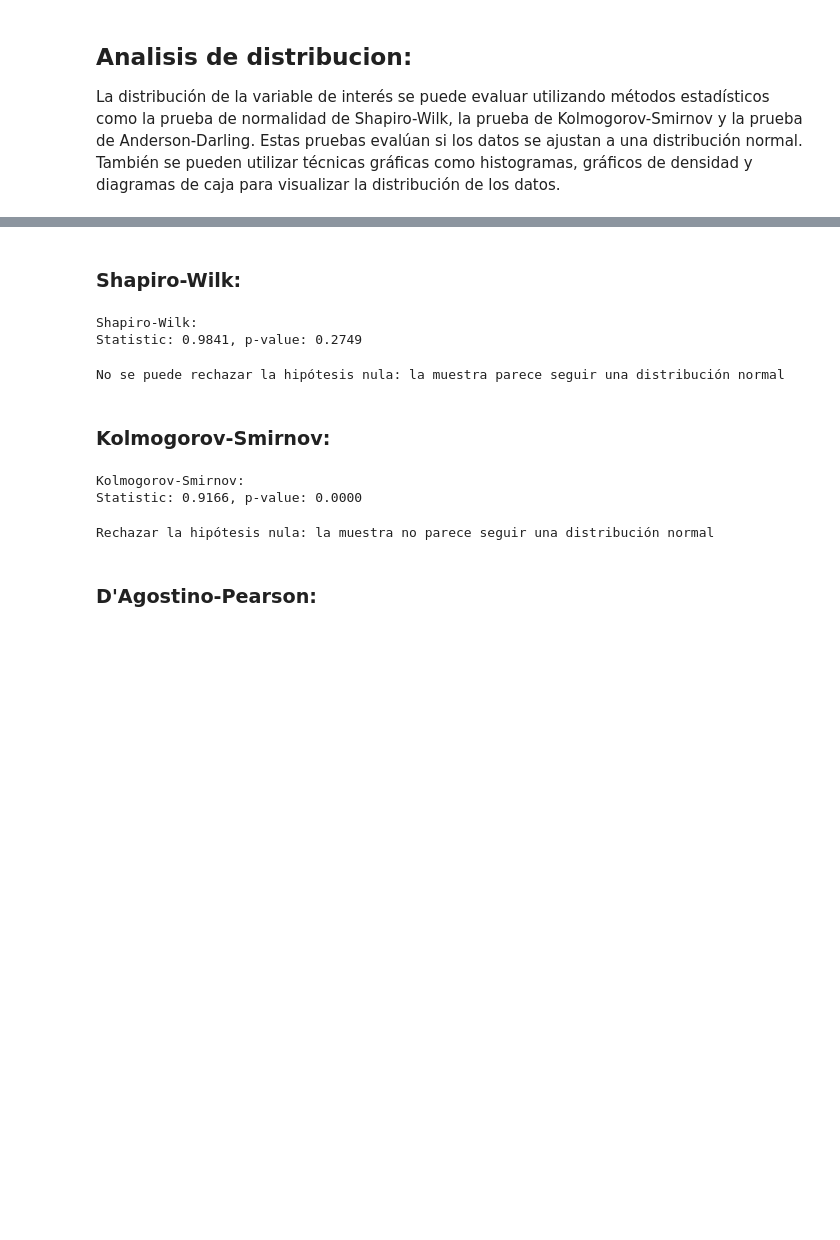
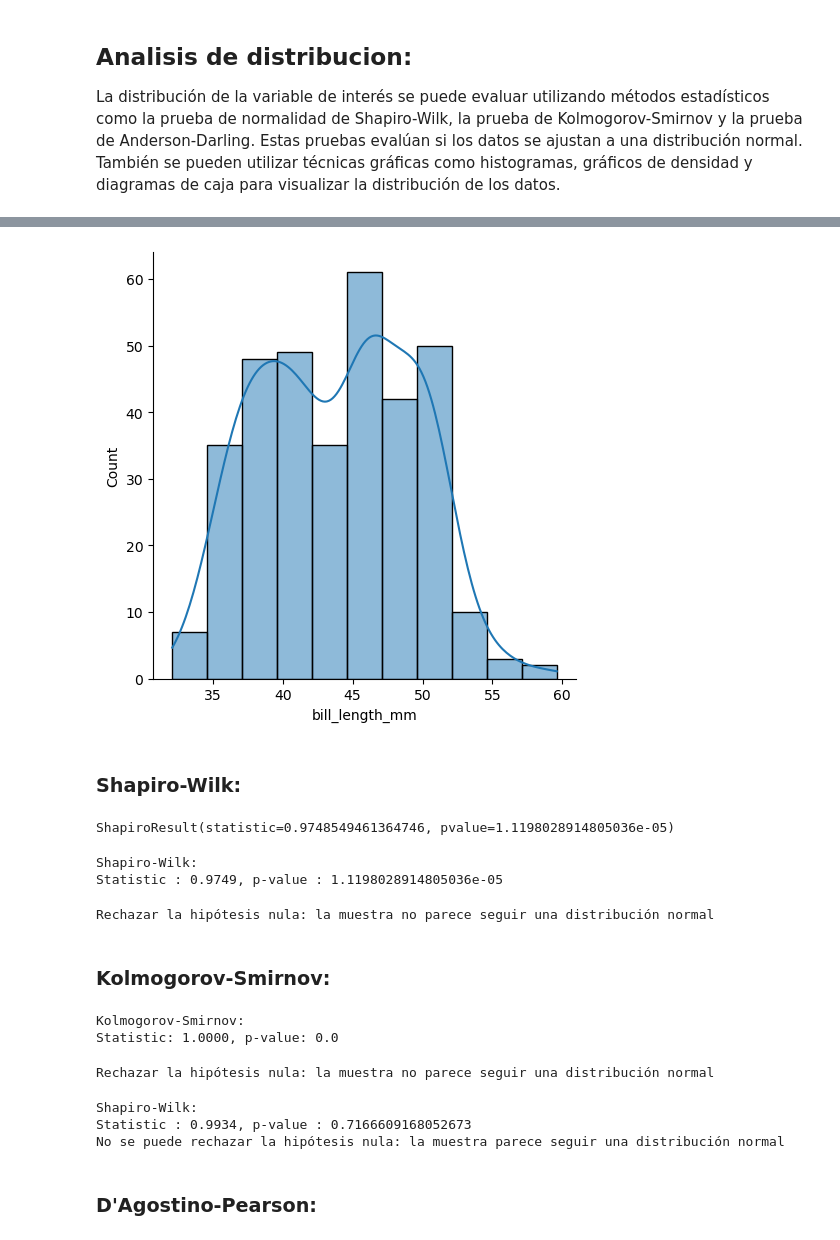
Before and after one commit to mcarlagg17/TBDS-StatisticalAnalysis_HypothesisTests, a Jupyter notebook: 2_Verificaciones-muestra.ipynb, the cells around one changed output, grey strips where cells are left out. Drawn from its saved outputs; the diff is of its cells as text; code cells hidden in the pictures; blank space fills up the shorter version.

```diff
--- a/2_Verificaciones-muestra.ipynb
+++ b/2_Verificaciones-muestra.ipynb
@@ -40,29 +41,38 @@ La elección de la prueba de normalidad adecuada depende del tamaño de la muest
 import numpy as np
 import scipy.stats as stats
 import seaborn as sns
+penguins = sns.load_dataset('penguins')
 
-# Crear una muestra aleatoria de datos
-np.random.seed(123)
-x = np.random.normal(loc=5, scale=2, size=100)
+x = penguins['bill_length_mm'].dropna()
+# %%
+sns.displot(penguins["bill_length_mm"], kde=True);
+# %% [output]
+[figure, added]
 # %% [markdown]
 ### Shapiro-Wilk:
+# %%
+stats.shapiro(x)
+# %% [output]
+ShapiroResult(statistic=0.9748549461364746, pvalue=1.1198028914805036e-05)
 # %%
 # Test de normalidad de Shapiro-Wilk
 stat, p = stats.shapiro(x)
 print('Shapiro-Wilk:')
-print(f'Statistic: {stat:.4f}, p-value: {p:.4f}')
+print(f'Statistic : {stat:.4f}, p-value : {p}')
 # %% [output]
 Shapiro-Wilk:
-Statistic: 0.9841, p-value: 0.2749
+Statistic : 0.9749, p-value : 1.1198028914805036e-05
 # %%
-alpha=0.05
-
-# Decisión en función del p-valor y el nivel de significación
-if p < alpha:
-    print("Rechazar la hipótesis nula: la muestra no parece seguir una distribución normal")
-else:
-    print("No se puede rechazar la hipótesis nula: la muestra parece seguir una distribución normal")
+def hypotesis_check(p_value):
+    alpha=0.05
+    # Decisión en función del p-valor y el nivel de significación
+    if p < alpha:
+        print("Rechazar la hipótesis nula: la muestra no parece seguir una distribución normal")
+    else:
+        print("No se puede rechazar la hipótesis nula: la muestra parece seguir una distribución normal")
-# %% [output]
-No se puede rechazar la hipótesis nula: la muestra parece seguir una distribución normal
+# %%
+hypotesis_check(p)
+# %% [output]
+Rechazar la hipótesis nula: la muestra no parece seguir una distribución normal
 # %% [markdown]
 ### Kolmogorov-Smirnov:
@@ -70,19 +83,22 @@ No se puede rechazar la hipótesis nula: la muestra parece seguir una distribuci
 # Test de normalidad de Kolmogorov-Smirnov
 stat, p = stats.kstest(x, 'norm')
 print('\nKolmogorov-Smirnov:')
-print(f'Statistic: {stat:.4f}, p-value: {p:.4f}')
+print(f'Statistic: {stat:.4f}, p-value: {p}')
 # %% [output]
 Kolmogorov-Smirnov:
-Statistic: 0.9166, p-value: 0.0000
+Statistic: 1.0000, p-value: 0.0
-# %%
-alpha=0.05
-
-# Decisión en función del p-valor y el nivel de significación
-if p < alpha:
-    print("Rechazar la hipótesis nula: la muestra no parece seguir una distribución normal")
-else:
-    print("No se puede rechazar la hipótesis nula: la muestra parece seguir una distribución normal")
-# %% [output]
-Rechazar la hipótesis nula: la muestra no parece seguir una distribución normal
+# %%
+hypotesis_check(p)
+# %% [output]
+Rechazar la hipótesis nula: la muestra no parece seguir una distribución normal
+# %%
+stat, p = stats.shapiro(x)
+print('Shapiro-Wilk:')
+print(f'Statistic : {stat:.4f}, p-value : {p}')
+hypotesis_check(p)
+# %% [output]
+Shapiro-Wilk:
+Statistic : 0.9934, p-value : 0.7166609168052673
+No se puede rechazar la hipótesis nula: la muestra parece seguir una distribución normal
 # %% [markdown]
 ### D'Agostino-Pearson:
```
Also changed, not shown: parts of 34 cells of this notebook, 1 other file.
